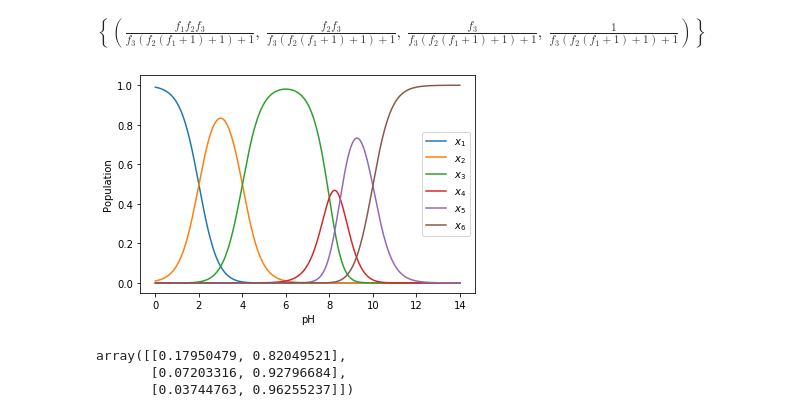
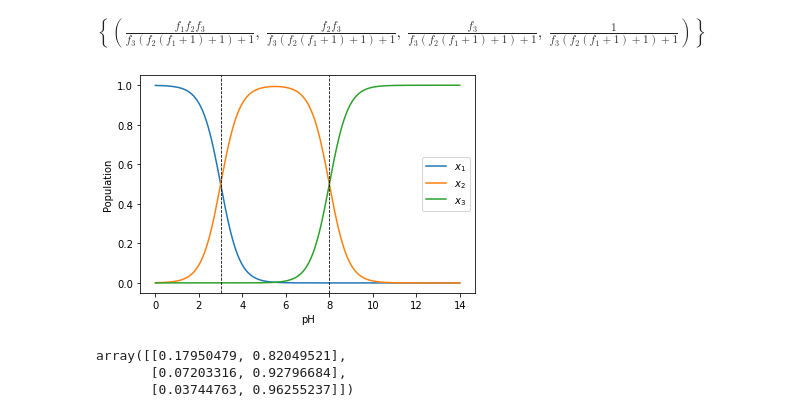
Before and after one commit to dmadea/Jupyter-Tutorials, a Jupyter notebook: Equlibria/eq.ipynb, the cells around one changed output. Saved outputs shown, nothing was run; the diff lists cells and outputs as text; code cells hidden in the pictures.

```diff
--- a/Equlibria/eq.ipynb
+++ b/Equlibria/eq.ipynb
@@ -101,21 +105,24 @@ def simulate(pkas, pH):
     return profiles
 # %%
 pH = np.linspace(0, 14, 500)
-pKas = [2, 4, 8, 8.5, 10]
+pKas = [3, 8]
 
 populations = simulate(pKas, pH)
 
 names = [f'$x_{i + 1}$' for i in range(populations.shape[0])]
 
 for i in range(populations.shape[0]):
     plt.plot(pH, populations[i], label=names[i])
 
+for pKa in pKas:
+    plt.axvline(x=pKa, color='black', ls='--', lw=0.8)
+
 plt.legend()
 plt.xlabel('pH')
 plt.ylabel('Population')
 plt.show()
 # %% [output]
-[figure, old version]
+[figure, new version]
 # %%
 pH = np.asarray([6.95, 7.4, 7.7])
 
```
Also changed, not shown: parts of 1 cell of this notebook, 4 other files.
